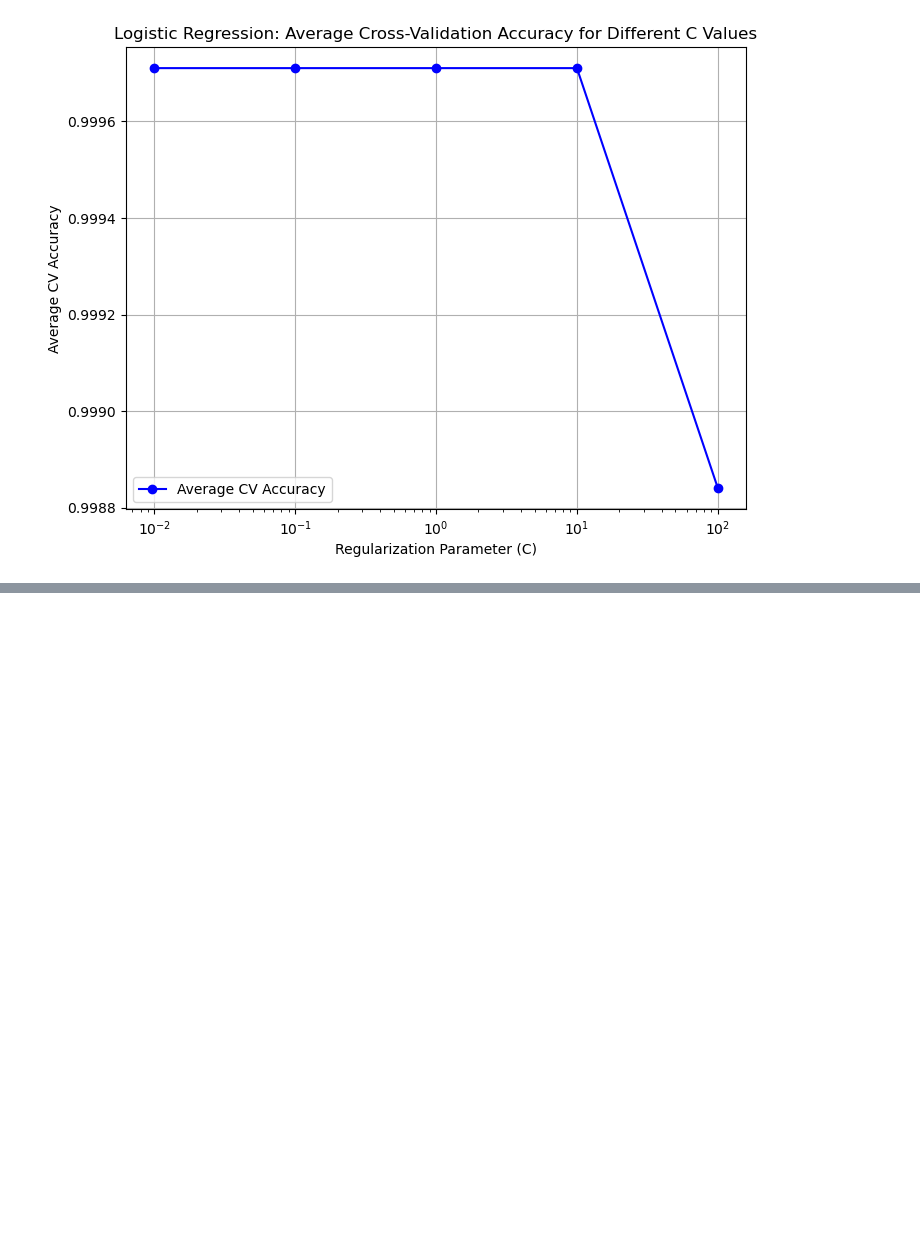
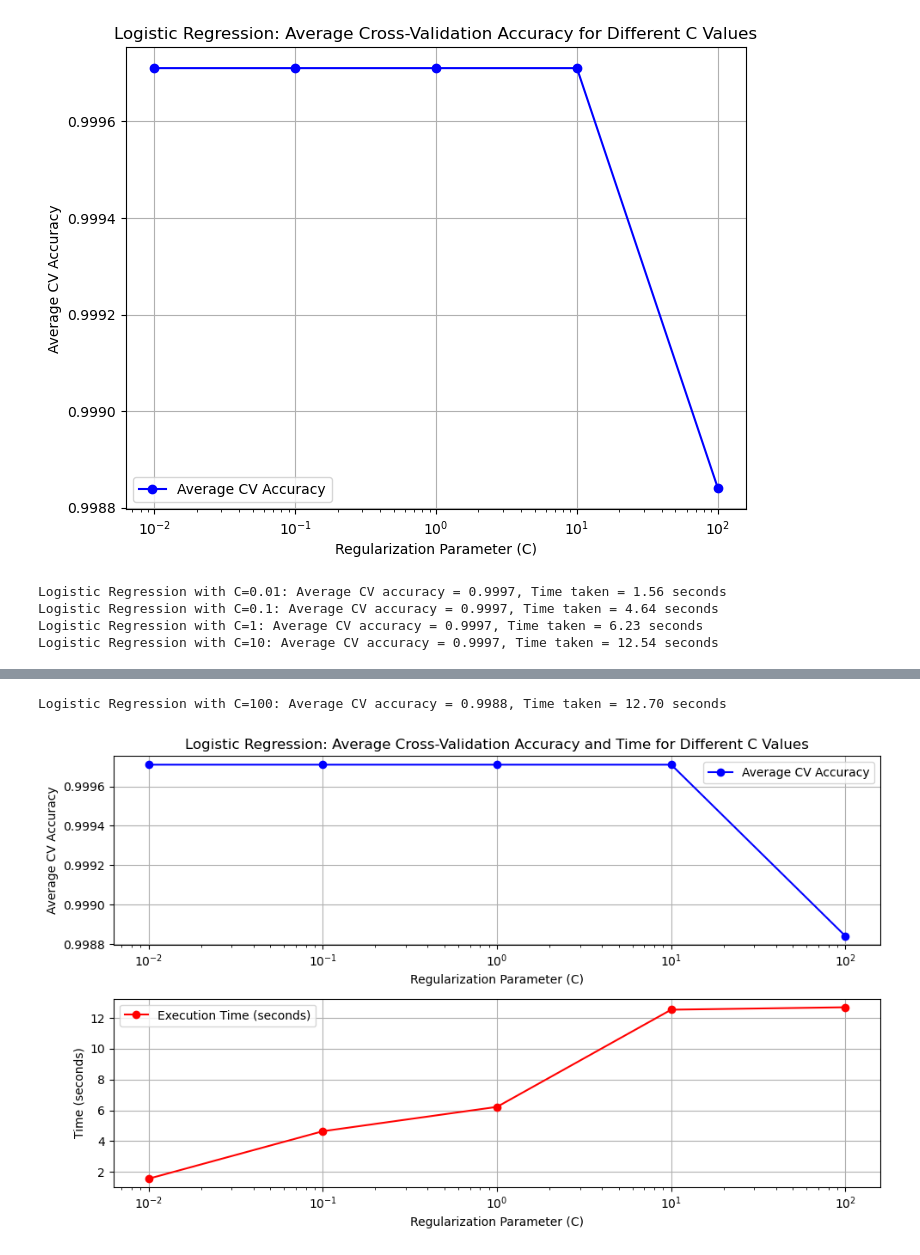
Before and after one commit to mencinas93/Spam_email, a Jupyter notebook: Homework_2_Code.ipynb, the cells around one changed output, grey strips where cells are left out. Saved outputs shown, nothing was run; the diff lists cells and outputs as text; code cells hidden in the pictures; blank space fills up the shorter version.

```diff
--- a/Homework_2_Code.ipynb
+++ b/Homework_2_Code.ipynb
@@ -288,3 +368,78 @@ plt.legend()
 plt.show()
 # %% [output]
 [figure]
+# %%
+C_values = [0.01, 0.1, 1, 10, 100]
+
+
+kf = KFold(n_splits=5, shuffle=True, random_state=42)
+
+
+avg_accuracies = []
+execution_times = []
+
+
+for C in C_values:
+    log_reg = LogisticRegression(C=C, max_iter=10000)
+    fold_accuracies = []
+
+
+    start_time = time.time()
+
+
+    for train_index, val_index in kf.split(X_train):
+        X_fold_train, X_fold_val = X_train.iloc[train_index], X_train.iloc[val_index]
+        y_fold_train, y_fold_val = y_train.iloc[train_index], y_train.iloc[val_index]
+
+
+        log_reg.fit(X_fold_train, y_fold_train)
+
+
+        y_pred = log_reg.predict(X_fold_val)
+
+
+        accuracy = accuracy_score(y_fold_val, y_pred)
+        fold_accuracies.append(accuracy)
+
+
+    avg_accuracy = sum(fold_accuracies) / len(fold_accuracies)
+    avg_accuracies.append(avg_accuracy)
+
+
+    end_time = time.time()
+
+
+    elapsed_time = end_time - start_time
+    execution_times.append(elapsed_time)
+
+    print(f"Logistic Regression with C={C}: Average CV accuracy = {avg_accuracy:.4f}, Time taken = {elapsed_time:.2f} seconds")
+
+plt.figure(figsize=(10, 6))
+
+
+plt.subplot(2, 1, 1)
+plt.plot(C_values, avg_accuracies, marker='o', linestyle='-', color='b', label='Average CV Accuracy')
+plt.xscale('log')
+plt.title('Logistic Regression: Average Cross-Validation Accuracy and Time for Different C Values')
+plt.xlabel('Regularization Parameter (C)')
+plt.ylabel('Average CV Accuracy')
+plt.grid(True)
+plt.legend()
+
+
+plt.subplot(2, 1, 2)
+plt.plot(C_values, execution_times, marker='o', linestyle='-', color='r', label='Execution Time (seconds)')
+plt.xscale('log')
+plt.xlabel('Regularization Parameter (C)')
+plt.ylabel('Time (seconds)')
+plt.grid(True)
+plt.legend()
+
+
+plt.tight_layout()
+plt.show()
+# %% [output]
+Logistic Regression with C=0.01: Average CV accuracy = 0.9997, Time taken = 1.56 seconds
+Logistic Regression with C=0.1: Average CV accuracy = 0.9997, Time taken = 4.64 seconds
+Logistic Regression with C=1: Average CV accuracy = 0.9997, Time taken = 6.23 seconds
+Logistic Regression with C=10: Average CV accuracy = 0.9997, Time taken = 12.54 seconds
@@ -290,0 +463,2 @@ plt.show()
+Logistic Regression with C=100: Average CV accuracy = 0.9988, Time taken = 12.70 seconds
+[figure, added]
```
Also changed, not shown: parts of 13 cells of this notebook.
